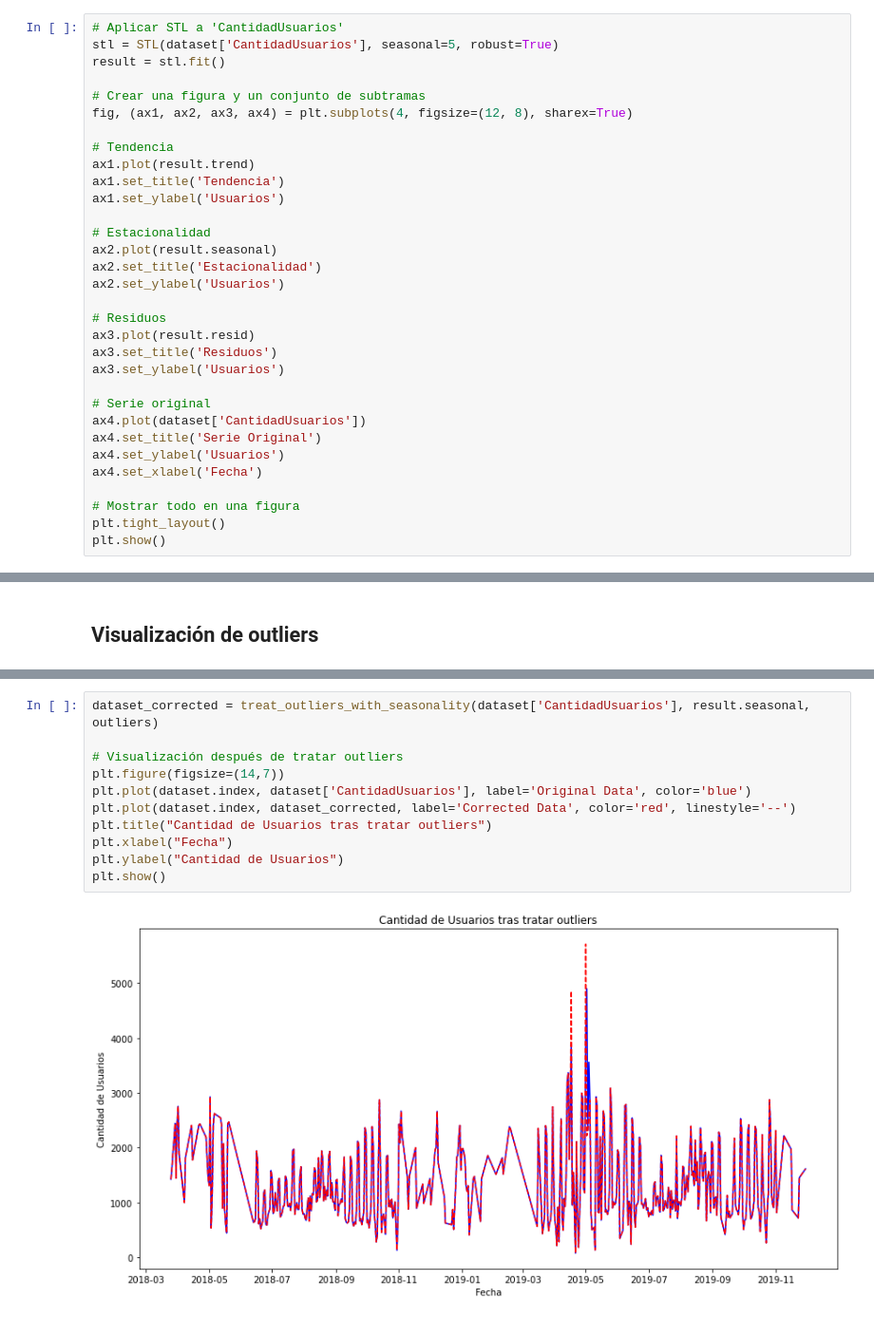
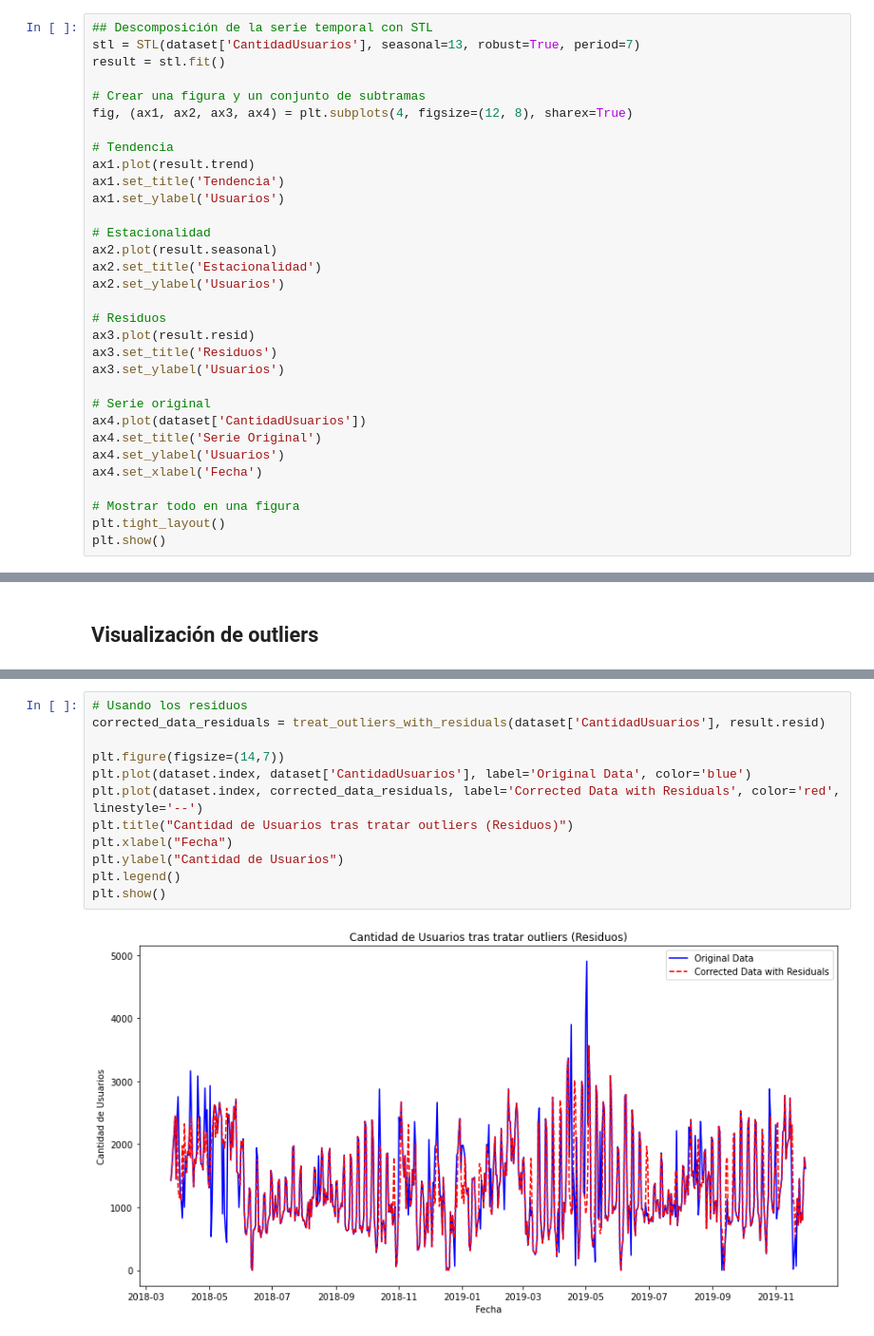
Before and after one commit to adrianmartinbenito/MLTeleferico, a Jupyter notebook: notebooks/2_outliers_detection.ipynb, the cells around one changed output, grey strips where cells are left out. Shown at 95% size. Cells and saved outputs as stored; diff of their text form.

```diff
--- a/notebooks/2_outliers_detection.ipynb
+++ b/notebooks/2_outliers_detection.ipynb
@@ -26,8 +25,8 @@ plt.show()
 # %% [markdown]
 ## Descomposición de la serie temporal con STL
 # %%
-# Aplicar STL a 'CantidadUsuarios'
-stl = STL(dataset['CantidadUsuarios'], seasonal=5, robust=True)
+## Descomposición de la serie temporal con STL
+stl = STL(dataset['CantidadUsuarios'], seasonal=13, robust=True, period=7)
 result = stl.fit()
 
 # Crear una figura y un conjunto de subtramas
@@ -195,13 +153,14 @@ plt.show()
 # %%
-dataset_corrected = treat_outliers_with_seasonality(dataset['CantidadUsuarios'], result.seasonal, outliers)
+# Usando los residuos
+corrected_data_residuals = treat_outliers_with_residuals(dataset['CantidadUsuarios'], result.resid)
 
-# Visualización después de tratar outliers
 plt.figure(figsize=(14,7))
 plt.plot(dataset.index, dataset['CantidadUsuarios'], label='Original Data', color='blue')
-plt.plot(dataset.index, dataset_corrected, label='Corrected Data', color='red', linestyle='--')
-plt.title("Cantidad de Usuarios tras tratar outliers")
+plt.plot(dataset.index, corrected_data_residuals, label='Corrected Data with Residuals', color='red', linestyle='--')
+plt.title("Cantidad de Usuarios tras tratar outliers (Residuos)")
 plt.xlabel("Fecha")
 plt.ylabel("Cantidad de Usuarios")
+plt.legend()
 plt.show()
 # %% [output]
-[figure, old version]
+[figure, new version]
```
Also changed, not shown: parts of 16 cells of this notebook, 14 other files.
